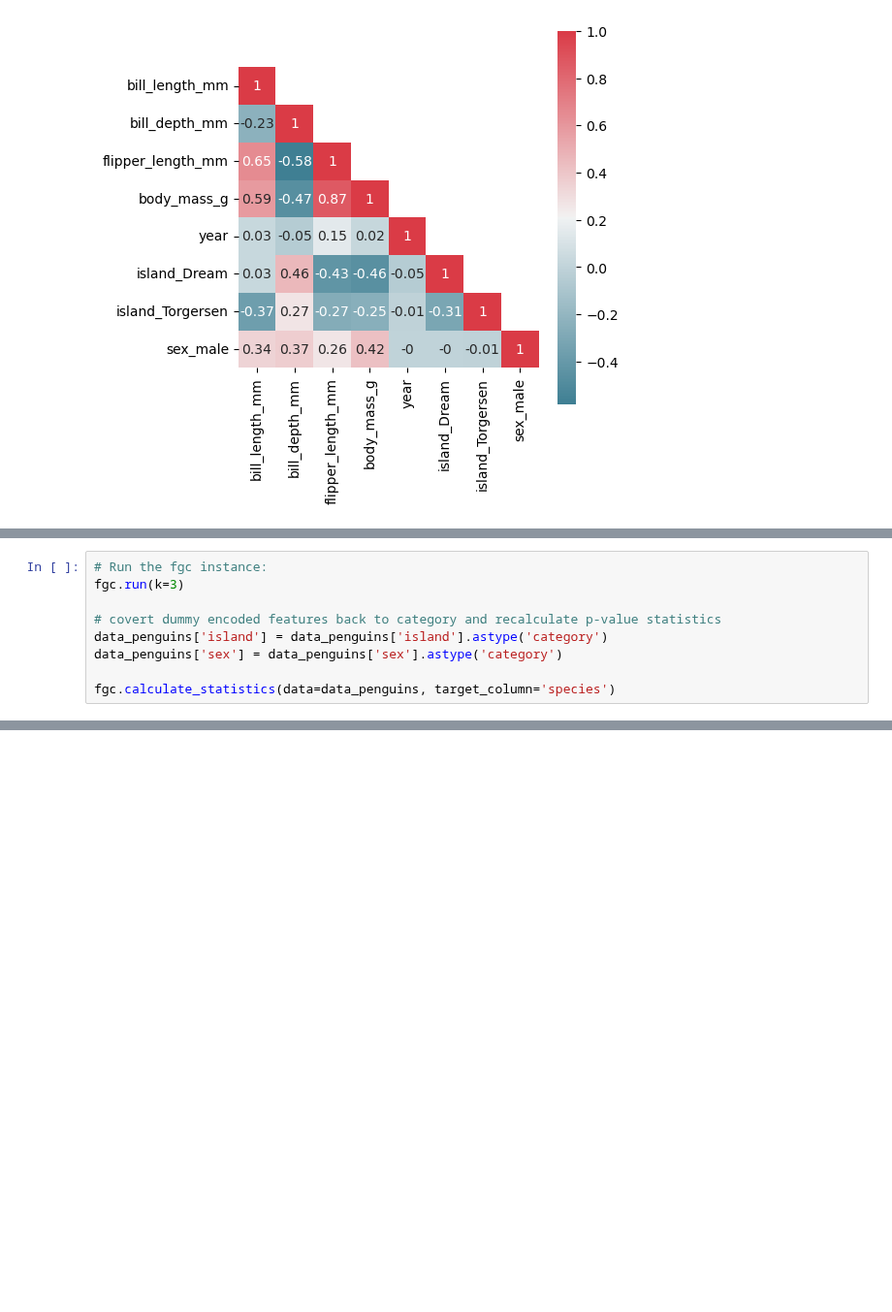
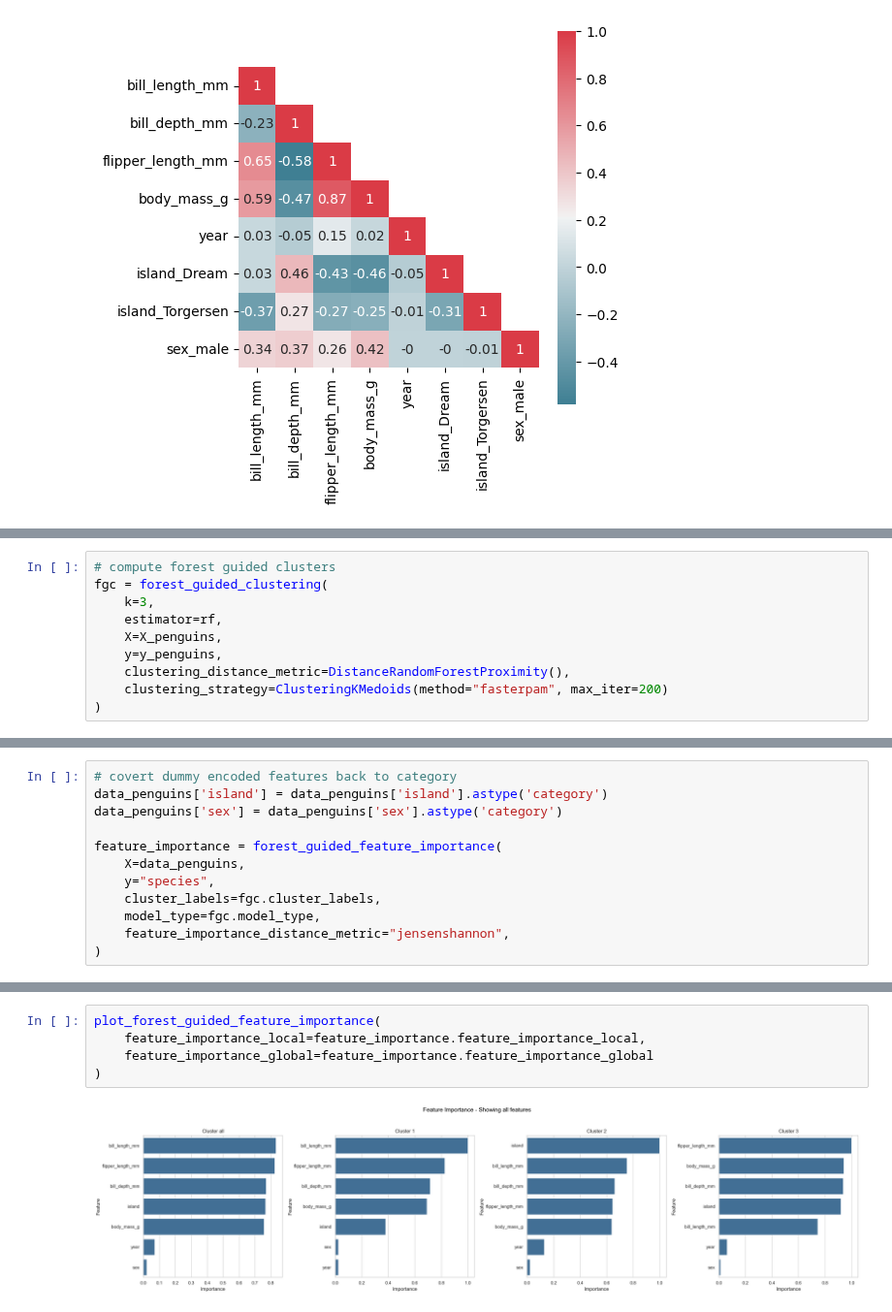
Before and after one commit to HelmholtzAI-Consultants-Munich/fg-clustering, a Jupyter notebook: tutorials/introduction_to_FGC_comparing_FGC_to_FI.ipynb, the cells around one changed output, grey strips where cells are left out. Shown at 97% size. Drawn from its saved outputs; the diff is of its cells as text; blank space fills up the shorter version.

```diff
--- a/tutorials/introduction_to_FGC_comparing_FGC_to_FI.ipynb
+++ b/tutorials/introduction_to_FGC_comparing_FGC_to_FI.ipynb
@@ -137,0 +150,10 @@ For the sake of example and since the optimization part takes some time, we will
+# %%
+# compute forest guided clusters
+fgc = forest_guided_clustering(
+    k=3,
+    estimator=rf,
+    X=X_penguins,
+    y=y_penguins,
+    clustering_distance_metric=DistanceRandomForestProximity(),
+    clustering_strategy=ClusteringKMedoids(method="fasterpam", max_iter=200)
+)
@@ -138,9 +168,12 @@ For the sake of example and since the optimization part takes some time, we will
 # %%
-# Run the fgc instance:
-fgc.run(k=3)
-
-# covert dummy encoded features back to category and recalculate p-value statistics
+# covert dummy encoded features back to category
 data_penguins['island'] = data_penguins['island'].astype('category')
 data_penguins['sex'] = data_penguins['sex'].astype('category')
 
-fgc.calculate_statistics(data=data_penguins, target_column='species')
+feature_importance = forest_guided_feature_importance(
+    X=data_penguins,
+    y="species",
+    cluster_labels=fgc.cluster_labels,
+    model_type=fgc.model_type,
+    feature_importance_distance_metric="jensenshannon",
+)
@@ -201,0 +191,7 @@ fgc.plot_decision_paths(thr_distance=0.5) # feel free to try different distance
+# %%
+plot_forest_guided_feature_importance(
+    feature_importance_local=feature_importance.feature_importance_local,
+    feature_importance_global=feature_importance.feature_importance_global
+)
+# %% [output]
+[figure, added]
```
Also changed, not shown: parts of 46 cells of this notebook, 1 other file.
